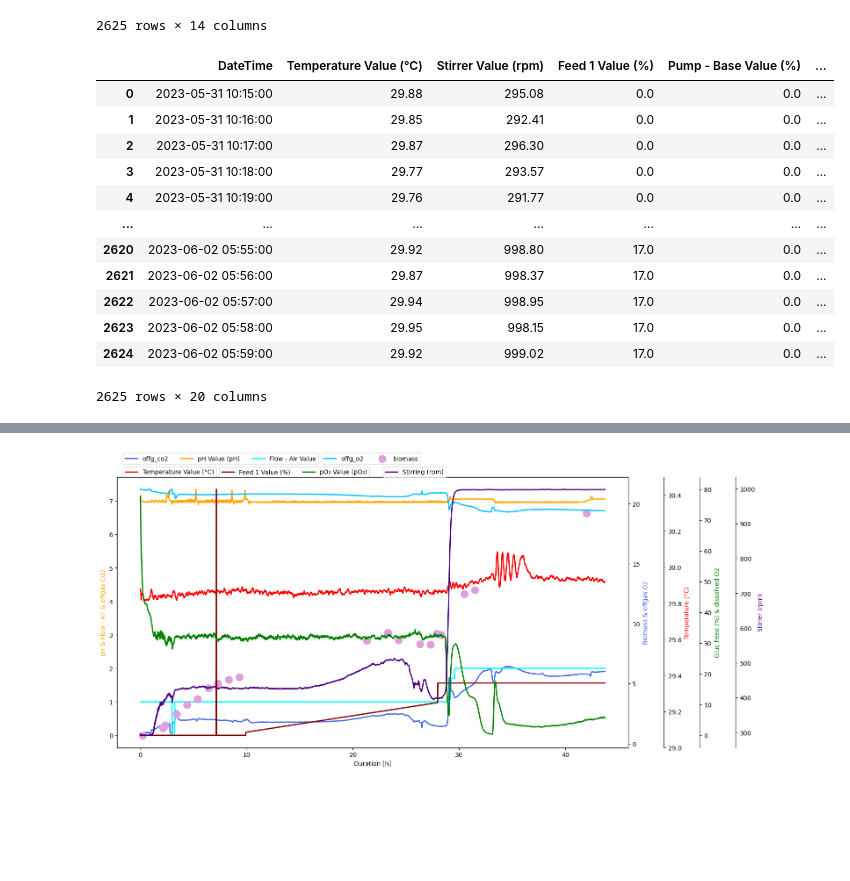
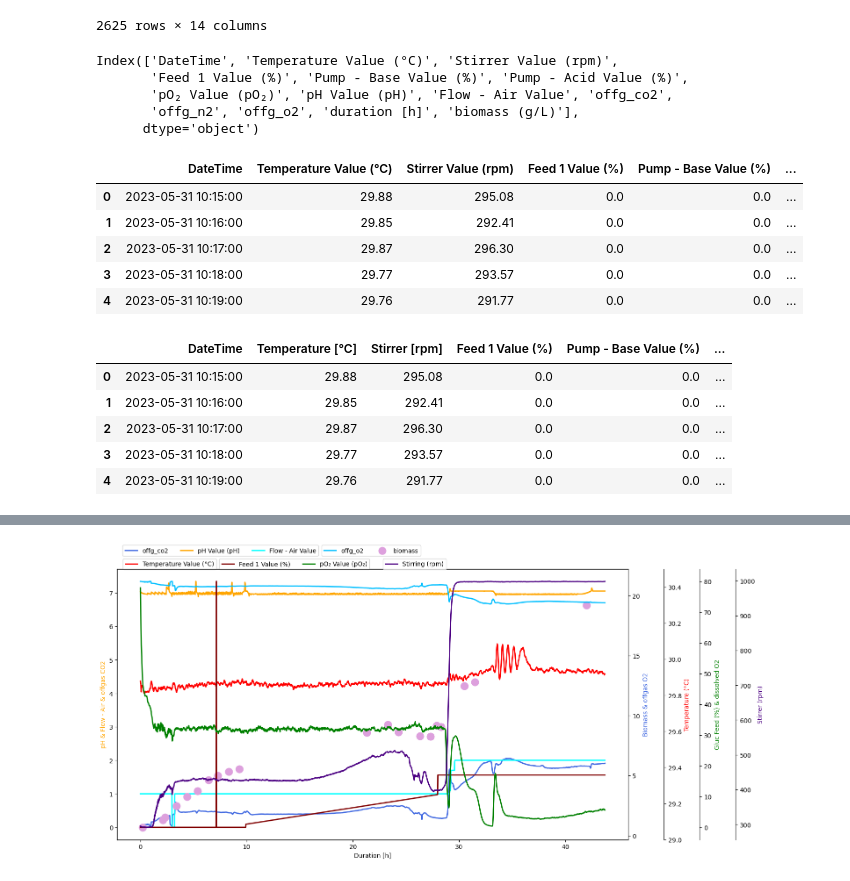
Before and after one commit to boripf/hybrid-model-corynebacterium, a Jupyter notebook: data_vis.ipynb, the cells around one changed output, grey strips where cells are left out. Cells and saved outputs as stored; diff of their text form; code cells hidden in the pictures; blank space fills up the shorter version.

```diff
--- a/data_vis.ipynb
+++ b/data_vis.ipynb
@@ -135,23 +116,35 @@ df_included
 # %%
 df_included['cum. base feed [ml/min]']=(df_included['Pump - Base Value (%)'].cumsum())/10
 df_included['cum. acid feed [ml/min]']=(df_included['Pump - Acid Value (%)'].cumsum())/10
-df_included['glucose feed [ml/min]']=df_included['Feed 1 Value (%)']*350/10
+# %%
+df_included.columns
+# %% [output]
+Index(['DateTime', 'Temperature Value (°C)', 'Stirrer Value (rpm)',
+       'Feed 1 Value (%)', 'Pump - Base Value (%)', 'Pump - Acid Value (%)',
+       'pO₂ Value (pO₂)', 'pH Value (pH)', 'Flow - Air Value', 'offg_co2',
+       'offg_n2', 'offg_o2', 'duration [h]', 'biomass (g/L)'],
+      dtype='object')
 # %%
-df_included['smoothed DO2']=df_included['pO₂ Value (pO₂)'].ewm(alpha=0.1).mean()
-df_included['smoothed Stirring']=df_included['Stirrer Value (rpm)'].ewm(alpha=0.1).mean()
-df_included['smoothed T [°C]']=df_included['Temperature Value (°C)'].ewm(alpha=0.1).mean()
-df_included
+df_included['Glucose feed [ml/min]']=df_included['Feed 1 Value (%)']*350/10
+df_included['DO2 - smoothed']=df_included['pO₂ Value (pO₂)'].ewm(alpha=0.1).mean()
+df_included['Stirring [rpm]- smoothed']=df_included['Stirrer Value (rpm)'].ewm(alpha=0.1).mean()
+df_included['T [°C]- smoothed']=df_included['Temperature Value (°C)'].ewm(alpha=0.1).mean()
+df_included.head()
 # %% [output]
 |  | DateTime | Temperature Value (°C) | Stirrer Value (rpm) | Feed 1 Value (%) | Pump - Base Value (%) | ... |
 | 0 | 2023-05-31 10:15:00 | 29.88 | 295.08 | 0.0 | 0.0 | ... |
 | 1 | 2023-05-31 10:16:00 | 29.85 | 292.41 | 0.0 | 0.0 | ... |
 | 2 | 2023-05-31 10:17:00 | 29.87 | 296.30 | 0.0 | 0.0 | ... |
 | 3 | 2023-05-31 10:18:00 | 29.77 | 293.57 | 0.0 | 0.0 | ... |
 | 4 | 2023-05-31 10:19:00 | 29.76 | 291.77 | 0.0 | 0.0 | ... |
-| ... | ... | ... | ... | ... | ... | ... |
-| 2620 | 2023-06-02 05:55:00 | 29.92 | 998.80 | 17.0 | 0.0 | ... |
-| 2621 | 2023-06-02 05:56:00 | 29.87 | 998.37 | 17.0 | 0.0 | ... |
-| 2622 | 2023-06-02 05:57:00 | 29.94 | 998.95 | 17.0 | 0.0 | ... |
-| 2623 | 2023-06-02 05:58:00 | 29.95 | 998.15 | 17.0 | 0.0 | ... |
-| 2624 | 2023-06-02 05:59:00 | 29.92 | 999.02 | 17.0 | 0.0 | ... |
-2625 rows × 20 columns
+# %%
+df_included.rename(columns={'Temperature Value (°C)': 'Temperature [°C]', 'Stirrer Value (rpm)': 'Stirrer [rpm]', 'biomass (g/L)': 'Biomass [g/L]'}, errors='raise', inplace=True)
+df_included.rename(columns={'offg_co2': 'Offgas CO2 [%]', 'offg_n2': 'Offgas N2 [%]', 'offg_o2': 'Offgas O2 [%]', 'duration [h]': 'time [h]'}, inplace=True)
+df_included.head()
+# %% [output]
+|  | DateTime | Temperature [°C] | Stirrer [rpm] | Feed 1 Value (%) | Pump - Base Value (%) | ... |
+| 0 | 2023-05-31 10:15:00 | 29.88 | 295.08 | 0.0 | 0.0 | ... |
+| 1 | 2023-05-31 10:16:00 | 29.85 | 292.41 | 0.0 | 0.0 | ... |
+| 2 | 2023-05-31 10:17:00 | 29.87 | 296.30 | 0.0 | 0.0 | ... |
+| 3 | 2023-05-31 10:18:00 | 29.77 | 293.57 | 0.0 | 0.0 | ... |
+| 4 | 2023-05-31 10:19:00 | 29.76 | 291.77 | 0.0 | 0.0 | ... |
```
Also changed, not shown: parts of 4 cells of this notebook, 7 other files.
